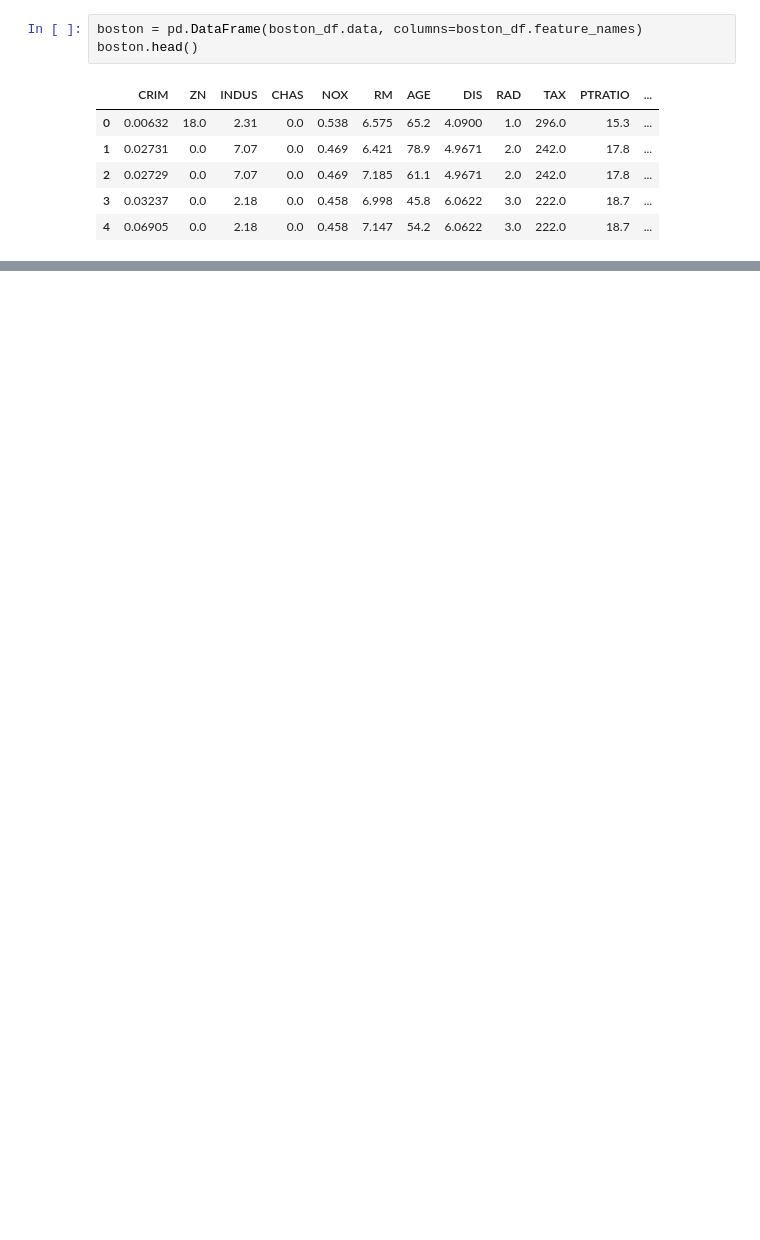
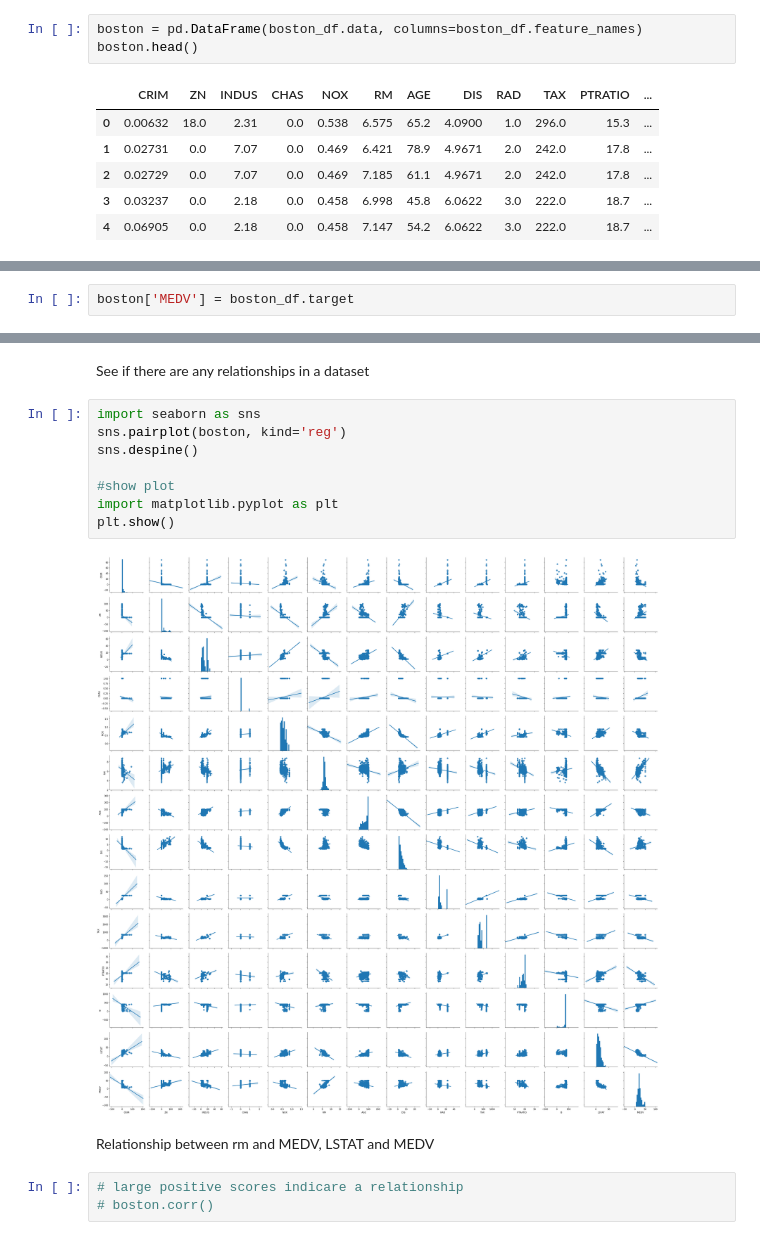
Before and after one commit to RitRa/MachineLearning-project, a Jupyter notebook: Project.ipynb, the cells around one changed output, grey strips where cells are left out. Drawn from its saved outputs; the diff is of its cells as text; blank space fills up the shorter version.

Commit message:
correlation and plot

```diff
--- a/Project.ipynb
+++ b/Project.ipynb
@@ -84,0 +72,2 @@ boston.head()
+# %%
+boston['MEDV'] = boston_df.target
@@ -84,0 +111,17 @@ boston.head()
+# %% [markdown]
+See if there are any relationships in a dataset
+# %%
+import seaborn as sns
+sns.pairplot(boston, kind='reg')
+sns.despine()
+
+#show plot
+import matplotlib.pyplot as plt
+plt.show()
+# %% [output]
+[figure, added]
+# %% [markdown]
+Relationship between rm and MEDV, LSTAT and MEDV
+# %%
+# large positive scores indicare a relationship
+# boston.corr()
```
Also changed, not shown: parts of 21 cells of this notebook, 1 other file.
